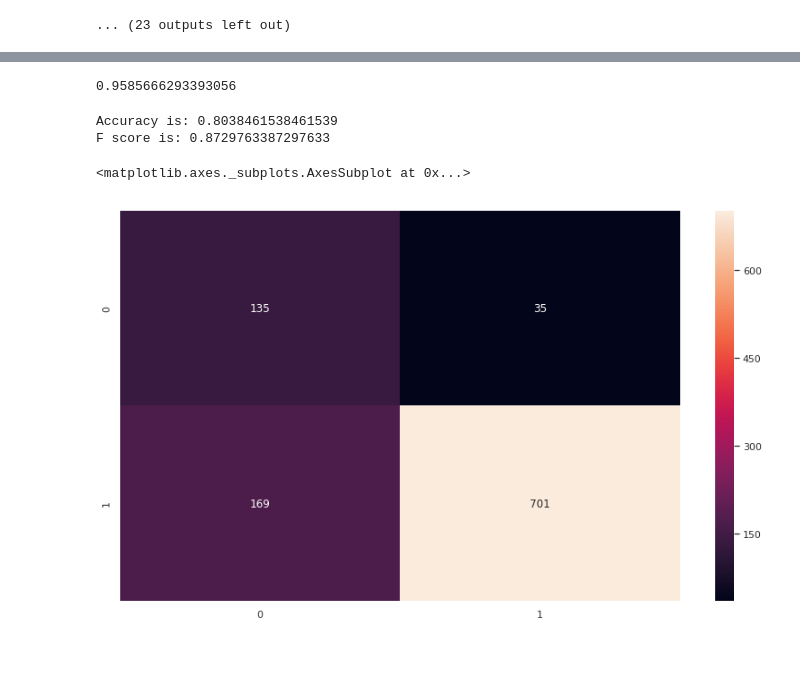
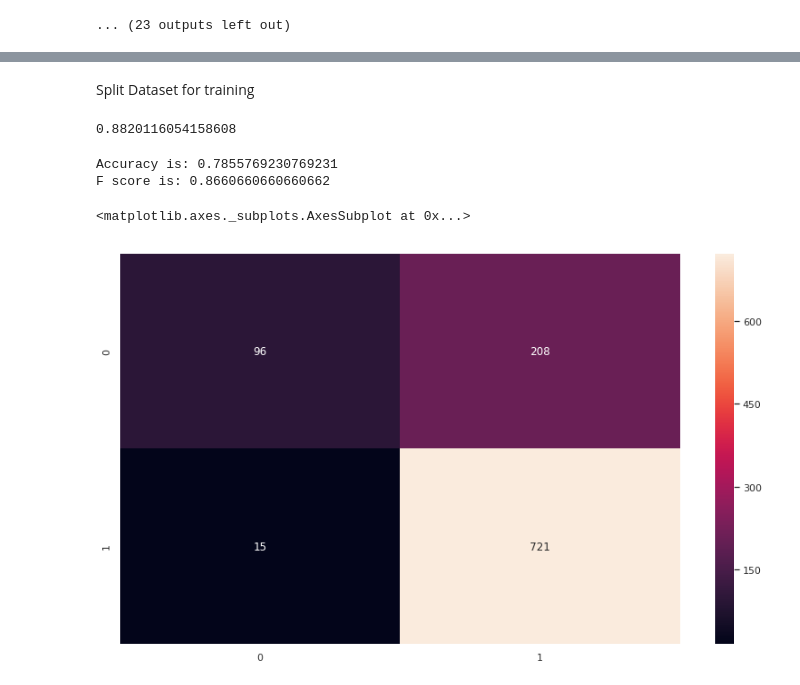
Before and after one commit to lahirurane/MERN_Example, a Jupyter notebook: UTS_ML2019_A2_.ipynb, the cells around one changed output, grey strips where cells are left out. Saved outputs shown, nothing was run; the diff lists cells and outputs as text; code cells hidden in the pictures; blank space fills up the shorter version.

Commit message:
Changes in dataset splitting

```diff
--- a/UTS_ML2019_A2_.ipynb
+++ b/UTS_ML2019_A2_.ipynb
@@ -270,3 +237,9 @@ I got a second ORDINAL unit for the bedroom, I was expecting the sounds to be im
 Amazing product
 I love my Echo PERSON . It's easy to operate, loads of fun.It is everything as advertised. I use it mainly to play my favorite tunes and test Alexa ORG 's knowledge.
 ... (23 outputs left out)
+# %%
+
+bag_of_word_vectorizer = CountVectorizer(max_df=0.90, min_df=2, max_features=1000, stop_words='english')
+# creating bag of words for training bag-of-words feature matrix
+bagOfWords = bag_of_word_vectorizer.fit_transform(dataset['review_clear'])
+print("bow",bagOfWords)
@@ -283,49 +270,44 @@ tfidf = tfidf_vectorizer.fit_transform(dataset['review_clear'])
+# %% [markdown]
+Split Dataset for training
+# %%
+data_train_set_1, data_test_set_1, output_label_train_1, output_label_test_1 = train_test_split(bagOfWords, output_label, test_size=0.33
+                                    ,random_state=53)
 # %%
-from sklearn.linear_model import LogisticRegression
-from sklearn.model_selection import train_test_split
-from sklearn.metrics import f1_score
 
-train_bow = bow[:31962,:]
-test_bow = bow[31962:,:]
+
 
 # splitting data into training and validation set
-xtrain_bow, xvalid_bow, ytrain, yvalid = train_test_split(train_bow, dataset['feedback'], random_state=42, test_size=0.3)
+trainer_model_data, test_model_data, label_train_data, label_test_data = train_test_split(data_train_set_1, output_label_train_1, random_state=42, test_size=0.3)
 
-lreg = LogisticRegression()
-lreg.fit(xtrain_bow, ytrain) # training the model
+logicticReg = LogisticRegression()
+logicticReg.fit(trainer_model_data, label_train_data) # training the model
 
-prediction = lreg.predict_proba(xvalid_bow) # predicting on the validation set
-prediction_int = prediction[:,1] >= 0.3 # if prediction is greater than or equal to 0.3 than 1 else 0
-prediction_int = prediction_int.astype(np.int)
+logicticReg_prediction = logicticReg.predict_proba(test_model_data) # predicting on the validation set
+logicticReg_prediction_int = logicticReg_prediction[:,1] >= 0.3 # if prediction is greater than or equal to 0.3 than 1 else 0
+logicticReg_prediction_int = logicticReg_prediction_int.astype(np.int)
 
-f1_score(yvalid, prediction_int) # calculating f1 score
+f1_score(label_test_data, logicticReg_prediction_int) # calculating f1 score
 # %% [output]
-0.9585666293393056
+0.8820116054158608
-# %%
-# Import the necessary modules
-from sklearn import metrics
-from sklearn.naive_bayes import MultinomialNB
-
-
-# Instantiate a Multinomial Naive Bayes classifier: nb_classifier
-nb_classifier = MultinomialNB()
-
-# Fit the classifier to the training data
-nb_classifier.fit(X_new, y_train)
-
-# Create the predicted tags: pred
-pred = nb_classifier.predict(X_test_new)
-
-# Calculate the accuracy score: score
-score = metrics.accuracy_score(y_test, pred)
-print('Accuracy is:',score)
-f1 = metrics.f1_score(y_test, pred)
-print('F score is:',f1)
-# %% [output]
-Accuracy is: 0.8038461538461539
-F score is: 0.8729763387297633
+# %%
+
+test_pred = lreg.predict_proba(data_test_set_1)
+test_pred_int = test_pred[:,1] >= 0.3
+test_pred_int = test_pred_int.astype(np.int)
+#dataset['positive'] = test_pred_int
+#submission = test[['id','positive']]
+
+
+score = accuracy_score(output_label_test_1, test_pred_int)
+print('Accuracy is:',score)
+f1 = f1_score(y_test, test_pred_int)
+print('F score is:',f1)
+# %% [output]
+Accuracy is: 0.7855769230769231
+F score is: 0.8660660660660662
 # %%
-sns.heatmap(metrics.confusion_matrix(pred,y_test),annot=True,fmt='2.0f')
+
+sns.heatmap(confusion_matrix(y_test,test_pred_int), annot=True,fmt='2.0f')
 # %% [output]
 <matplotlib.axes._subplots.AxesSubplot at 0x...>
-[figure, old version]
+[figure, new version]
```
Also changed, not shown: parts of 54 cells of this notebook.
